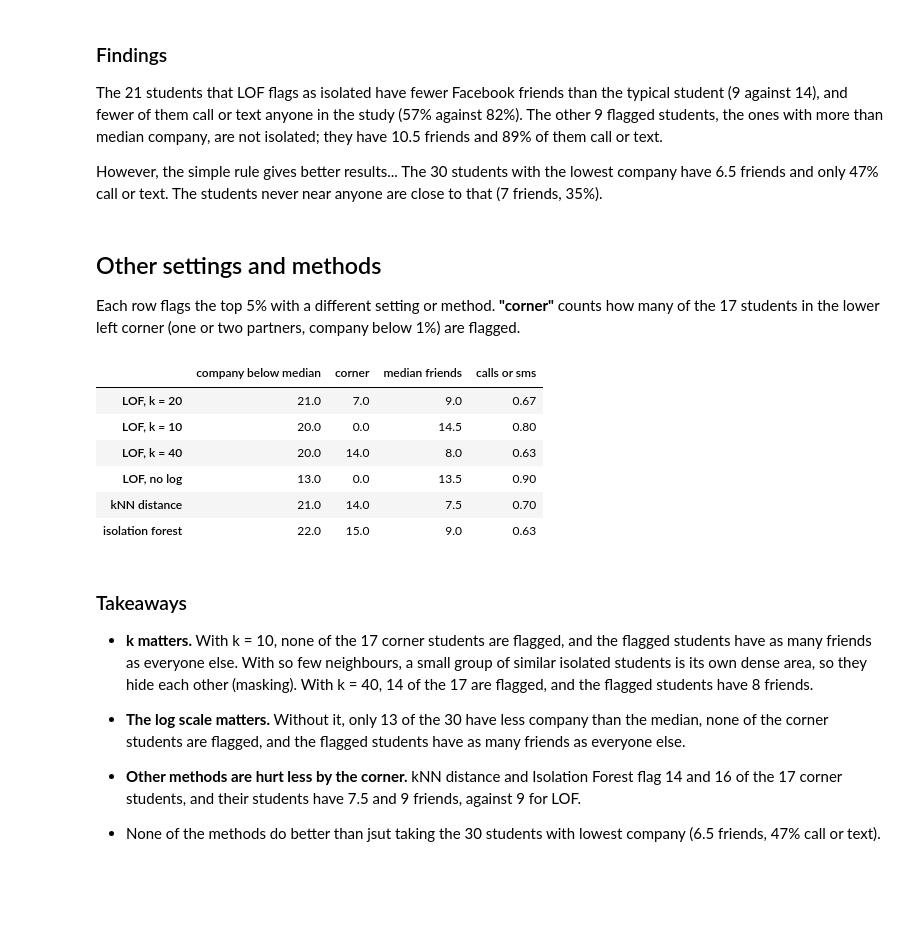
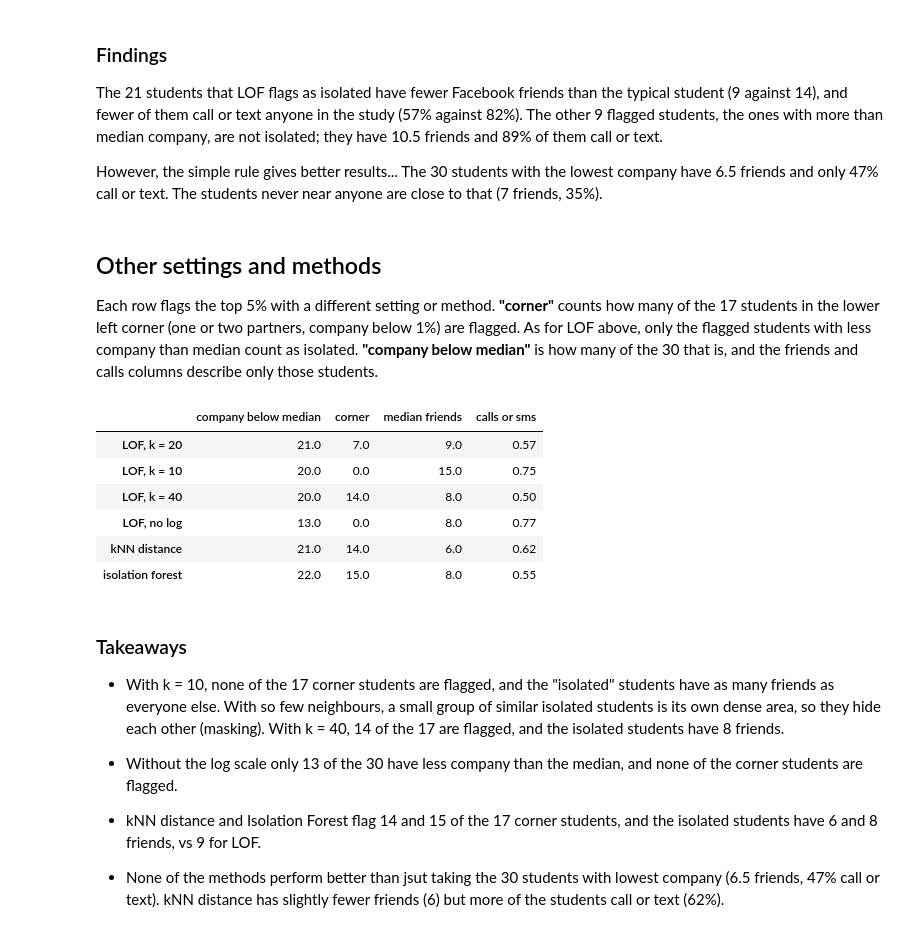
Before and after one commit to s9ib0T/data-mining-1, a Jupyter notebook: notebooks/isolated.ipynb, the cells around one changed output. Drawn from its saved outputs; the diff is of its cells as text; code cells hidden in the pictures; blank space fills up the shorter version.

Commit message:
write answer and limitation to isolation question && readme note

```diff
--- a/notebooks/isolated.ipynb
+++ b/notebooks/isolated.ipynb
@@ -166,40 +163,44 @@ However, the simple rule gives better results... The 30 students with the lowest
 # %% [markdown]
 ## Other settings and methods
 
-Each row flags the top 5% with a different setting or method. **"corner"** counts how many of the 17 students in the lower left corner (one or two partners, company below 1%) are flagged.
+Each row flags the top 5% with a different setting or method. **"corner"** counts how many of the 17 students in the lower left corner (one or two partners, company below 1%) are flagged. As for LOF above, only the flagged students with less company than median count as isolated. **"company below median"** is how many of the 30 that is, and the friends and calls columns describe only those students.
 # %%
 scores = {
     f"LOF, k = {k}": s,
     "LOF, k = 10": iso.lof(X, 10),
     "LOF, k = 40": iso.lof(X, 40),
     "LOF, no log": iso.lof(iso.scale(d, log=False), k),
     # distance to the k-th nearest neighbour
     "kNN distance": pd.Series(NearestNeighbors(n_neighbors=k).fit(X).kneighbors()[0][:, -1], index=X.index),
     "isolation forest": pd.Series(-IsolationForest(random_state=67).fit(X).score_samples(X), index=X.index),
 }
 rows = {}
 for name, score in scores.items():
     # SELECT user FROM score ORDER BY score DESC LIMIT n
-    t = score.nlargest(n).index
+    picked = score.nlargest(n).index
+    # SELECT user FROM picked JOIN alone USING (user) WHERE alone
+    isolated = picked[alone[picked]]
+    p = iso.profile(isolated, st, fb)
     rows[name] = {
-        # SELECT COUNT(*) FROM t JOIN alone USING (user) WHERE alone
-        "company below median": alone[t].sum(),
-        # SELECT COUNT(*) FROM (SELECT user FROM t INTERSECT SELECT user FROM corner)
-        "corner": len(t.intersection(corner)),
-    } | iso.profile(t, st, fb).drop("students").to_dict()
+        "company below median": len(isolated),
+        # SELECT COUNT(*) FROM (SELECT user FROM picked INTERSECT SELECT user FROM corner)
+        "corner": len(picked.intersection(corner)),
+        "median friends": p["median friends"],
+        "calls or sms": p["calls or sms"],
+    }
 pd.DataFrame(rows).T.round(2)
 # %% [output]
 |  | company below median | corner | median friends | calls or sms |
-| LOF, k = 20 | 21.0 | 7.0 | 9.0 | 0.67 |
-| LOF, k = 10 | 20.0 | 0.0 | 14.5 | 0.80 |
-| LOF, k = 40 | 20.0 | 14.0 | 8.0 | 0.63 |
-| LOF, no log | 13.0 | 0.0 | 13.5 | 0.90 |
-| kNN distance | 21.0 | 14.0 | 7.5 | 0.70 |
-| isolation forest | 22.0 | 15.0 | 9.0 | 0.63 |
+| LOF, k = 20 | 21.0 | 7.0 | 9.0 | 0.57 |
+| LOF, k = 10 | 20.0 | 0.0 | 15.0 | 0.75 |
+| LOF, k = 40 | 20.0 | 14.0 | 8.0 | 0.50 |
+| LOF, no log | 13.0 | 0.0 | 8.0 | 0.77 |
+| kNN distance | 21.0 | 14.0 | 6.0 | 0.62 |
+| isolation forest | 22.0 | 15.0 | 8.0 | 0.55 |
 # %% [markdown]
 ### Takeaways
-- **k matters.** With k = 10, none of the 17 corner students are flagged, and the flagged students have as many friends as everyone else. With so few neighbours, a small group of similar isolated students is its own dense area, so they hide each other (masking). With k = 40, 14 of the 17 are flagged, and the flagged students have 8 friends.
-- **The log scale matters.** Without it, only 13 of the 30 have less company than the median, none of the corner students are flagged, and the flagged students have as many friends as everyone else.
-- **Other methods are hurt less by the corner.** kNN distance and Isolation Forest flag 14 and 16 of the 17 corner students, and their students have 7.5 and 9 friends, against 9 for LOF.
+- With k = 10, none of the 17 corner students are flagged, and the "isolated" students have as many friends as everyone else. With so few neighbours, a small group of similar isolated students is its own dense area, so they hide each other (masking). With k = 40, 14 of the 17 are flagged, and the isolated students have 8 friends.
+- Without the log scale only 13 of the 30 have less company than the median, and none of the corner students are flagged.
+- kNN distance and Isolation Forest flag 14 and 15 of the 17 corner students, and the isolated students have 6 and 8 friends, vs 9 for LOF.
 
-- None of the methods do better than jsut taking the 30 students with lowest company (6.5 friends, 47% call or text).
+- None of the methods perform better than jsut taking the 30 students with lowest company (6.5 friends, 47% call or text). kNN distance has slightly fewer friends (6) but more of the students call or text (62%).
```
Also changed, not shown: parts of 4 cells of this notebook, 1 other file.
